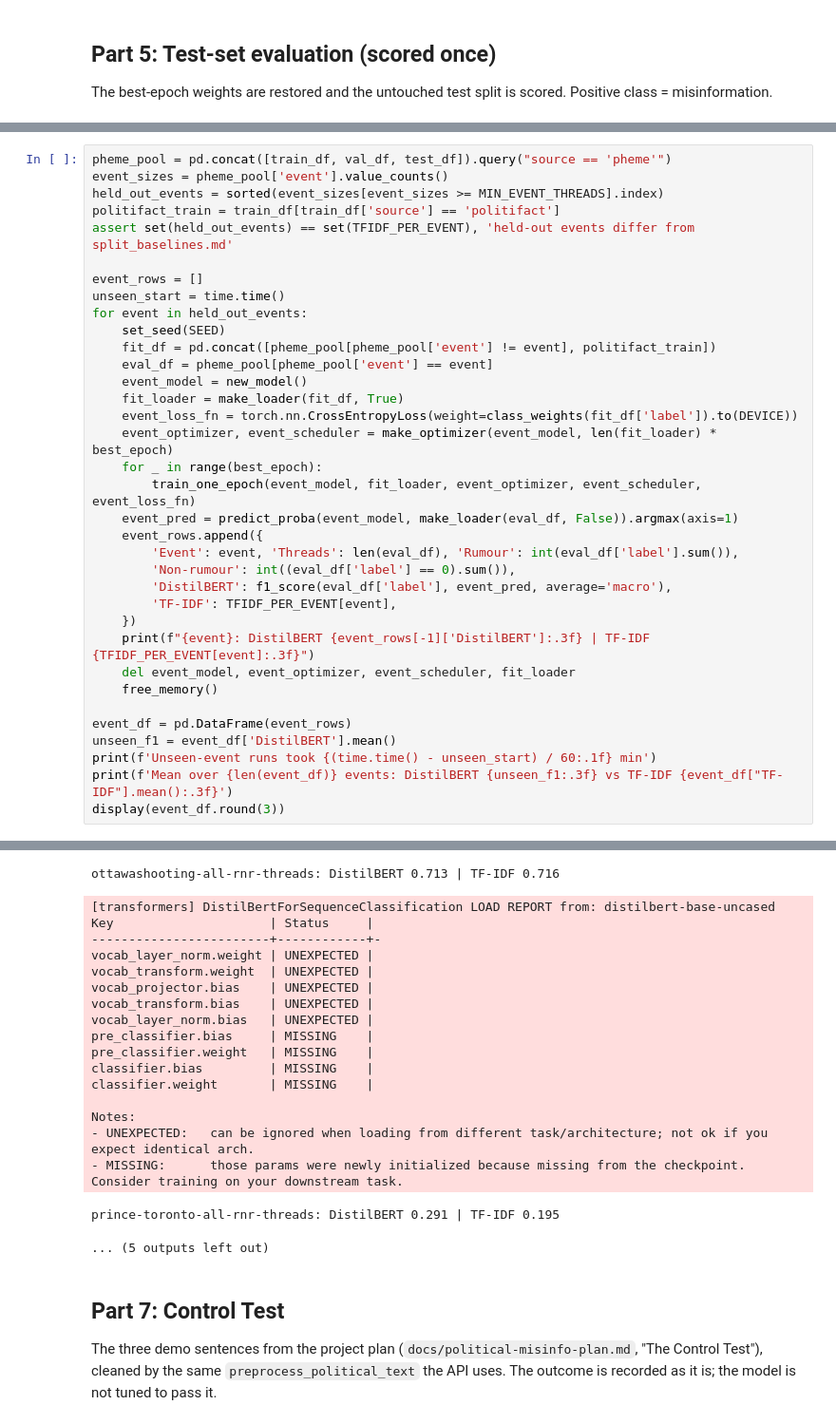
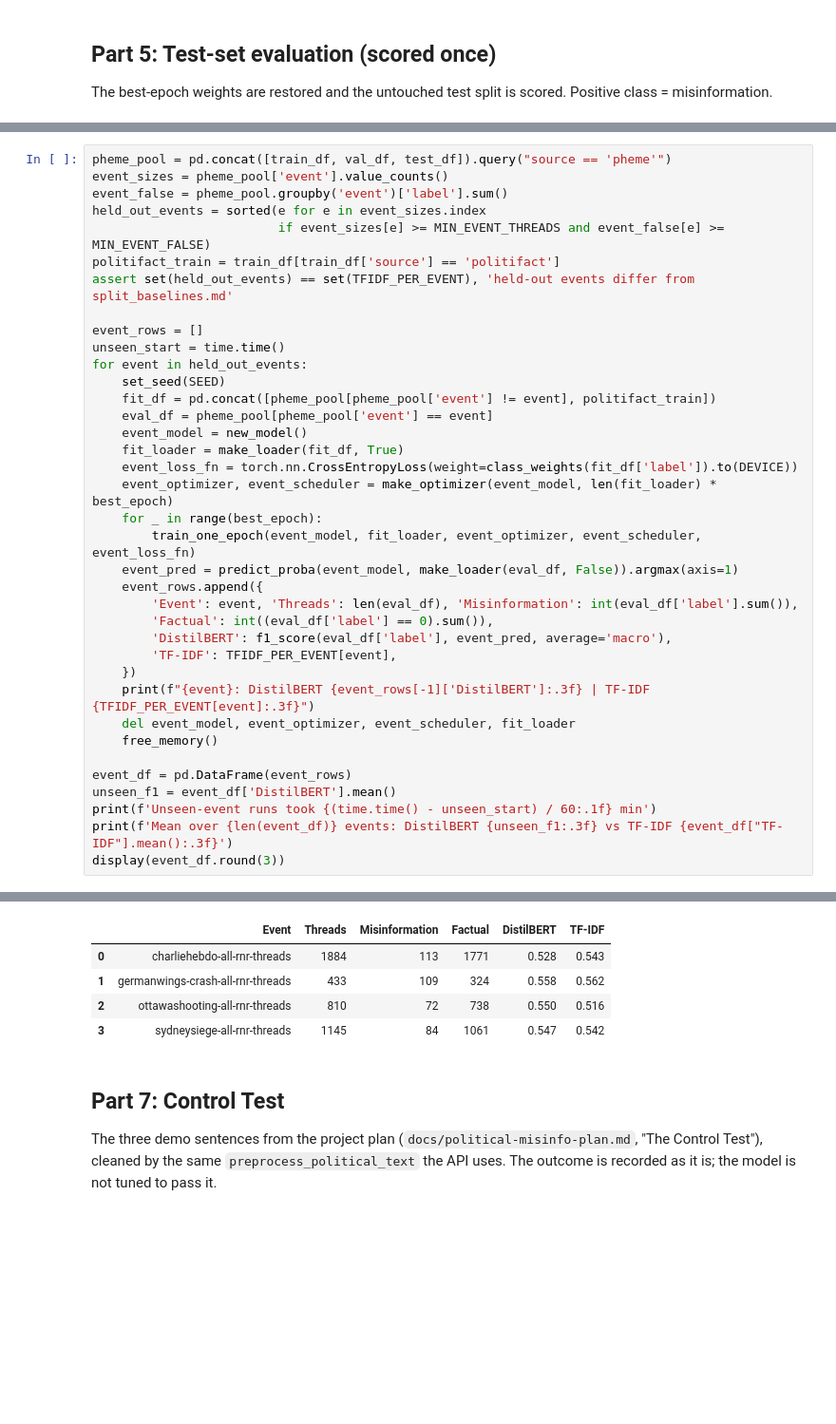
Before and after one commit to PhamAn0910/COS30049-political-misinfo, a Jupyter notebook: backend/notebooks/04_distilbert_finetune.ipynb, the cells around one changed output, grey strips where cells are left out. Shown at 95% size. Drawn from its saved outputs; the diff is of its cells as text; blank space fills up the shorter version.

```diff
--- a/backend/notebooks/04_distilbert_finetune.ipynb
+++ b/backend/notebooks/04_distilbert_finetune.ipynb
@@ -376,7 +376,9 @@ Same protocol as notebook 02 Part 10, so the numbers sit beside TF-IDF directly.
 # %%
 pheme_pool = pd.concat([train_df, val_df, test_df]).query("source == 'pheme'")
 event_sizes = pheme_pool['event'].value_counts()
-held_out_events = sorted(event_sizes[event_sizes >= MIN_EVENT_THREADS].index)
+event_false = pheme_pool.groupby('event')['label'].sum()
+held_out_events = sorted(e for e in event_sizes.index
+                         if event_sizes[e] >= MIN_EVENT_THREADS and event_false[e] >= MIN_EVENT_FALSE)
 politifact_train = train_df[train_df['source'] == 'politifact']
 assert set(held_out_events) == set(TFIDF_PER_EVENT), 'held-out events differ from split_baselines.md'
 
@@ -394,8 +396,8 @@ for event in held_out_events:
         train_one_epoch(event_model, fit_loader, event_optimizer, event_scheduler, event_loss_fn)
     event_pred = predict_proba(event_model, make_loader(eval_df, False)).argmax(axis=1)
     event_rows.append({
-        'Event': event, 'Threads': len(eval_df), 'Rumour': int(eval_df['label'].sum()),
-        'Non-rumour': int((eval_df['label'] == 0).sum()),
+        'Event': event, 'Threads': len(eval_df), 'Misinformation': int(eval_df['label'].sum()),
+        'Factual': int((eval_df['label'] == 0).sum()),
         'DistilBERT': f1_score(eval_df['label'], event_pred, average='macro'),
         'TF-IDF': TFIDF_PER_EVENT[event],
     })
@@ -496,22 +484,8 @@ Notes:
-ottawashooting-all-rnr-threads: DistilBERT 0.713 | TF-IDF 0.716
-[transformers] DistilBertForSequenceClassification LOAD REPORT from: distilbert-base-uncased
-Key                     | Status     |
-------------------------+------------+-
-vocab_layer_norm.weight | UNEXPECTED |
-vocab_transform.weight  | UNEXPECTED |
-vocab_projector.bias    | UNEXPECTED |
-vocab_transform.bias    | UNEXPECTED |
-vocab_layer_norm.bias   | UNEXPECTED |
-pre_classifier.bias     | MISSING    |
-pre_classifier.weight   | MISSING    |
-classifier.bias         | MISSING    |
-classifier.weight       | MISSING    |
-
-Notes:
-- UNEXPECTED:   can be ignored when loading from different task/architecture; not ok if you expect identical arch.
-- MISSING:      those params were newly initialized because missing from the checkpoint. Consider training on your downstream task.
-prince-toronto-all-rnr-threads: DistilBERT 0.291 | TF-IDF 0.195
-... (5 outputs left out)
+|  | Event | Threads | Misinformation | Factual | DistilBERT | TF-IDF |
+| 0 | charliehebdo-all-rnr-threads | 1884 | 113 | 1771 | 0.528 | 0.543 |
+| 1 | germanwings-crash-all-rnr-threads | 433 | 109 | 324 | 0.558 | 0.562 |
+| 2 | ottawashooting-all-rnr-threads | 810 | 72 | 738 | 0.550 | 0.516 |
+| 3 | sydneysiege-all-rnr-threads | 1145 | 84 | 1061 | 0.547 | 0.542 |
 # %% [markdown]
 ## Part 7: Control Test
 
```
Also changed, not shown: parts of 17 cells of this notebook, 7 other files.
